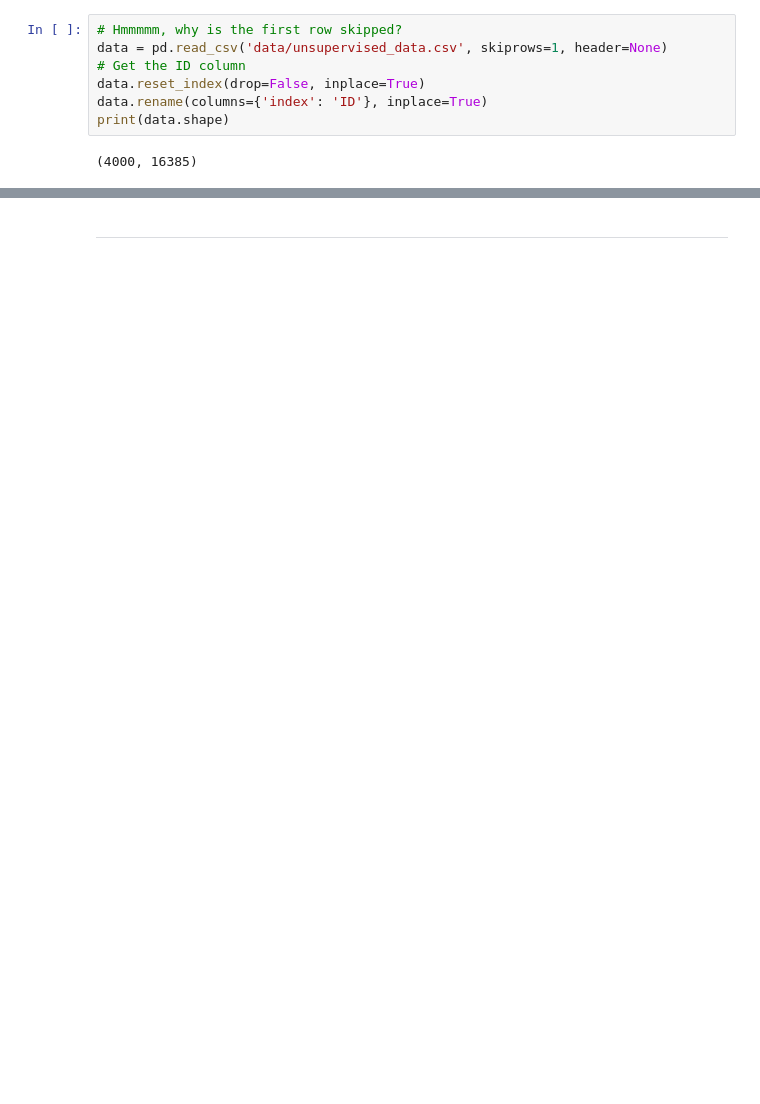
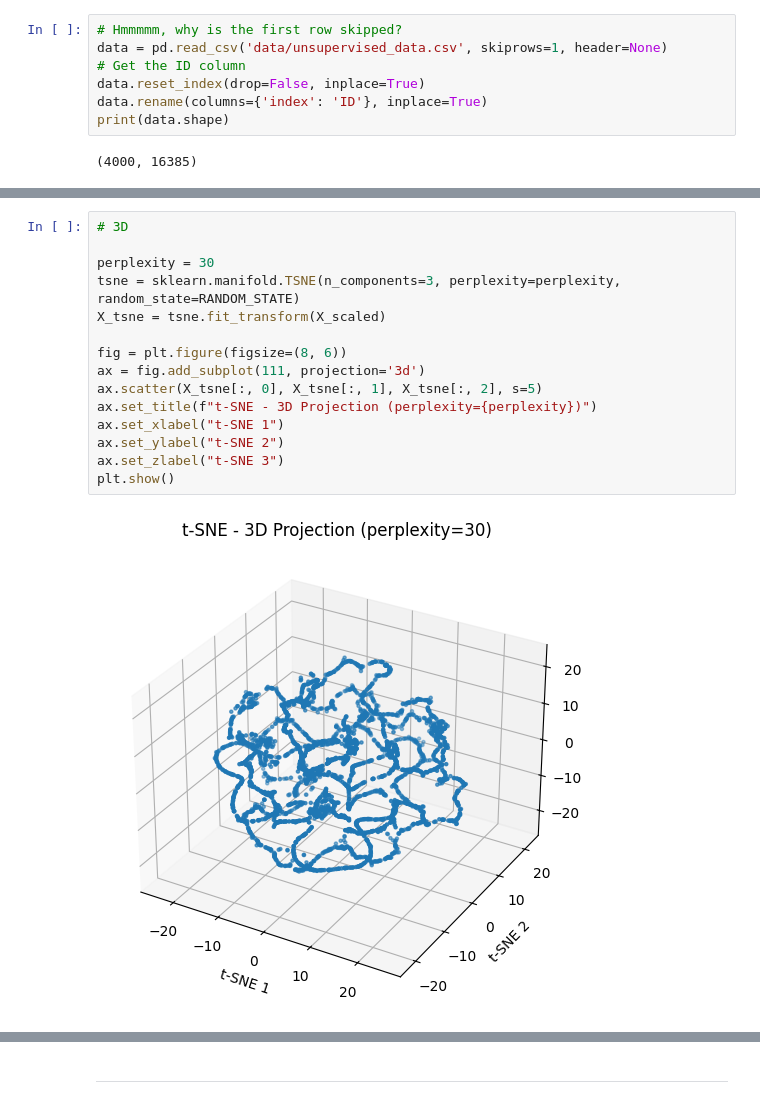
Before and after one commit to joonseren/TDT4172-Introduction-to-Machine-Learning, a Jupyter notebook: Assignment2/Chapter_2.ipynb, the cells around one changed output, grey strips where cells are left out. Drawn from its saved outputs; the diff is of its cells as text; blank space fills up the shorter version.

```diff
--- a/Assignment2/Chapter_2.ipynb
+++ b/Assignment2/Chapter_2.ipynb
@@ -398,0 +415,17 @@ plt.show()
+# %%
+# 3D
+
+perplexity = 30
+tsne = sklearn.manifold.TSNE(n_components=3, perplexity=perplexity, random_state=RANDOM_STATE)
+X_tsne = tsne.fit_transform(X_scaled)
+
+fig = plt.figure(figsize=(8, 6))
+ax = fig.add_subplot(111, projection='3d')
+ax.scatter(X_tsne[:, 0], X_tsne[:, 1], X_tsne[:, 2], s=5)
+ax.set_title(f"t-SNE - 3D Projection (perplexity={perplexity})")
+ax.set_xlabel("t-SNE 1")
+ax.set_ylabel("t-SNE 2")
+ax.set_zlabel("t-SNE 3")
+plt.show()
+# %% [output]
+[figure, added]
```
Also changed, not shown: parts of 20 cells of this notebook, 19 other files.
